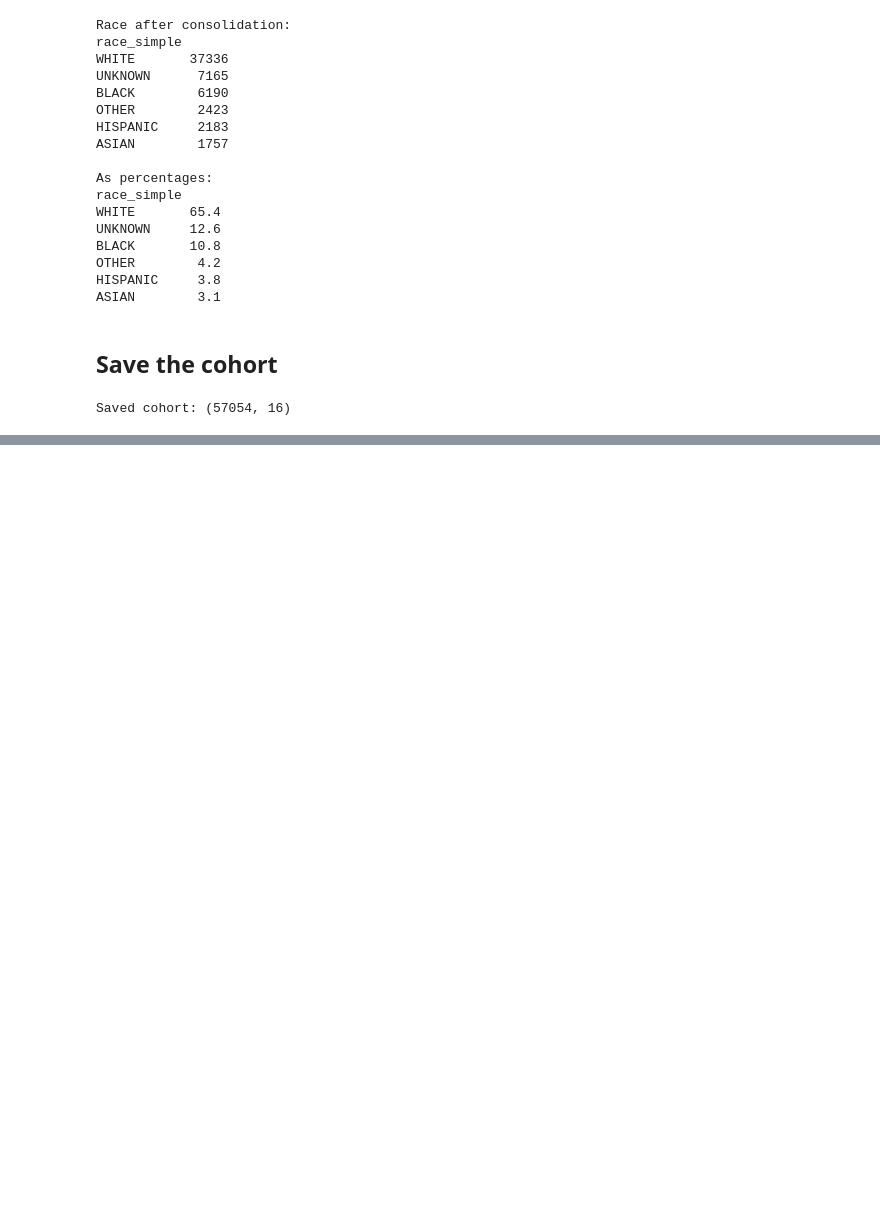
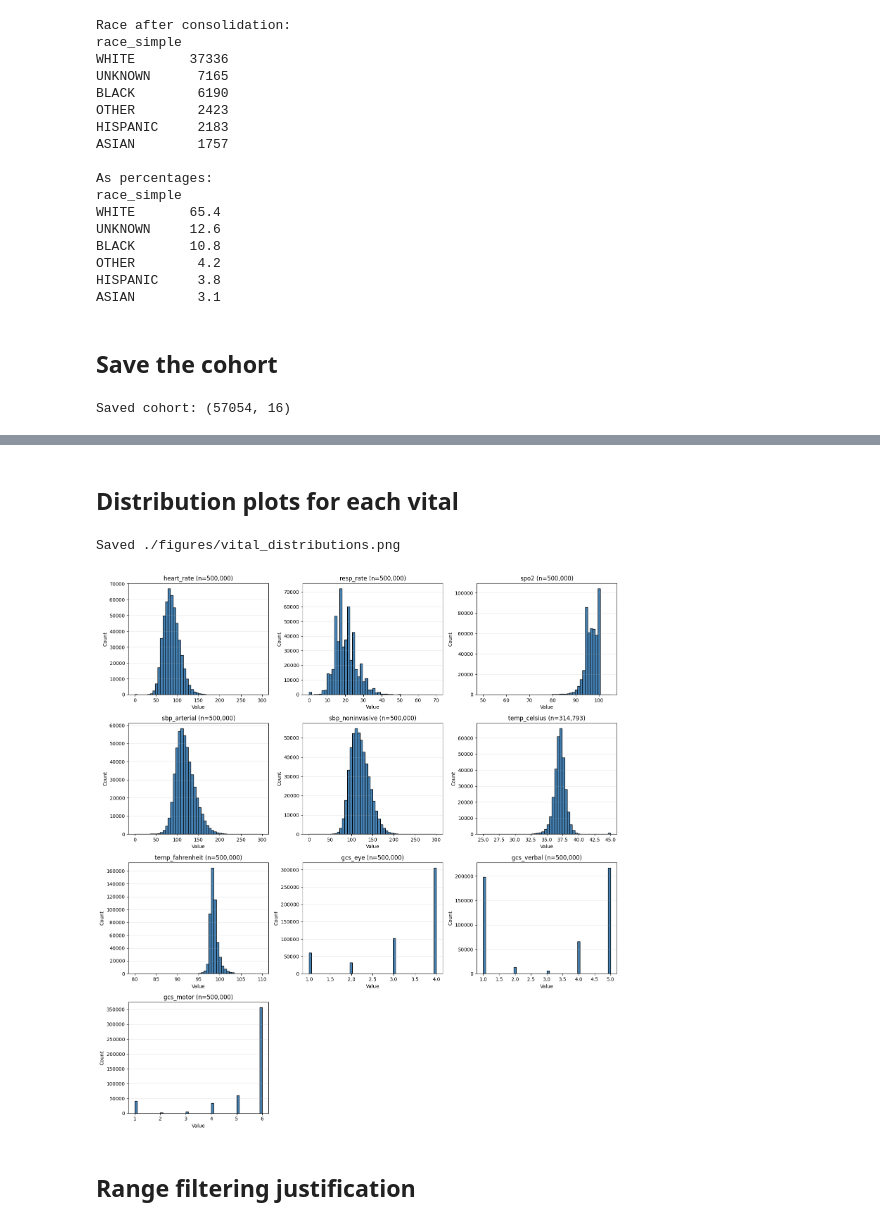
Before and after one commit to Hadyalt/AI_In_Healthcare_Capstone_Project, a Jupyter notebook: main.ipynb, the cells around one changed output, grey strips where cells are left out. Saved outputs shown, nothing was run; the diff lists cells and outputs as text; code cells hidden in the pictures; blank space fills up the shorter version.

```diff
--- a/main.ipynb
+++ b/main.ipynb
@@ -1018,0 +1255,59 @@ Saved cohort: (57054, 16)
+# %% [markdown]
+## Distribution plots for each vital
+# %%
+# Set up the figure: 3 columns, enough rows for all vitals
+vitals_to_plot = [
+    "heart_rate",
+    "resp_rate",
+    "spo2",
+    "sbp_arterial",
+    "sbp_noninvasive",
+    "temp_celsius",
+    "temp_fahrenheit",
+    "gcs_eye",
+    "gcs_verbal",
+    "gcs_motor",
+]
+
+# Sensible plot ranges (wide enough to show outliers approaching the edge)
+plot_ranges = {
+    "heart_rate": (0, 300),
+    "resp_rate": (0, 70),
+    "spo2": (50, 105),
+    "sbp_arterial": (0, 300),
+    "sbp_noninvasive": (0, 300),
+    "temp_celsius": (25, 45),
+    "temp_fahrenheit": (80, 110),
+    "gcs_eye": (0, 5),
+    "gcs_verbal": (0, 6),
+    "gcs_motor": (0, 7),
+}
+
+n_cols = 3
+n_rows = (len(vitals_to_plot) + n_cols - 1) // n_cols
+fig, axes = plt.subplots(n_rows, n_cols, figsize=(15, 4 * n_rows))
+axes = axes.flatten()
+
+for i, vital in enumerate(vitals_to_plot):
+    ax = axes[i]
+    values = raw_vitals[raw_vitals["vital_name"] == vital]["value"]
+    low, high = plot_ranges[vital]
+    clipped = values.clip(low, high)
+    ax.hist(clipped, bins=50, color="steelblue", edgecolor="black")
+    ax.set_title(f"{vital} (n={len(values):,})")
+    ax.set_xlabel("Value")
+    ax.set_ylabel("Count")
+    ax.grid(axis="y", alpha=0.3)
+
+# Hide unused subplots
+for i in range(len(vitals_to_plot), len(axes)):
+    axes[i].set_visible(False)
+
+plt.tight_layout()
+save_fig("vital_distributions")
+plt.show()
+# %% [output]
+Saved ./figures/vital_distributions.png
+[figure, added]
+# %% [markdown]
+## Range filtering justification
```
Also changed, not shown: parts of 65 cells of this notebook, 1 other file.
